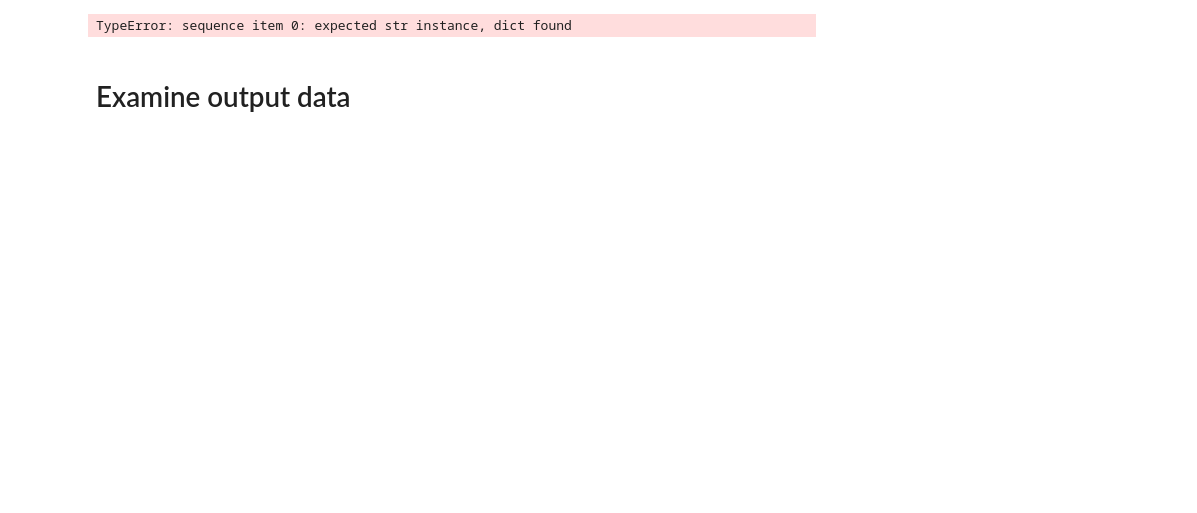
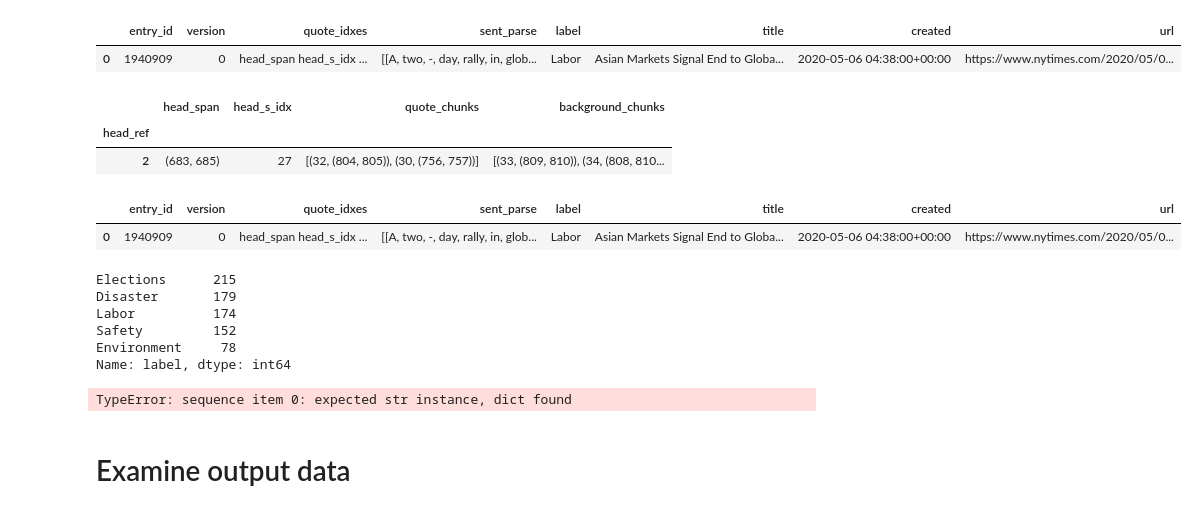
Before and after one commit to alex2awesome/source-exploration, a Jupyter notebook: notebooks/2022-02-16__explore-processed-sources.ipynb, the cells around one changed output. Cells and saved outputs as stored; diff of their text form; code cells hidden in the pictures; blank space fills up the shorter version.

```diff
--- a/notebooks/2022-02-16__explore-processed-sources.ipynb
+++ b/notebooks/2022-02-16__explore-processed-sources.ipynb
@@ -84,0 +99,31 @@ for s_idx, sent in enumerate(s_html):
+# %%
+db_path = '../../edit-pathways/data/diffengine-diffs/db/newssniffer-nytimes.db'
+# %%
+conn = sqlite3.connect(db_path)
+# %%
+orig_data_entries = pd.read_sql(
+    '''SELECT * FROM entryversion
+        WHERE entry_id IN (%s) and version = 0
+    ''' % ', '.join(processed_df['entry_id'].astype(str)), con=conn)
+# %%
+data_df = processed_df.merge(
+    orig_data_entries[['entry_id', 'version', 'title', 'created', 'url']],
+    right_on=['entry_id', 'version'],
+    left_on=['entry_id', 'version']
+)
+# %%
+data_df.head(1)
+# %% [output]
+|  | entry_id | version | quote_idxes | sent_parse | label | title | created | url |
+| 0 | 1940909 | 0 | head_span head_s_idx ... | [[A, two, -, day, rally, in, glob... | Labor | Asian Markets Signal End to Globa... | 2020-05-06 04:38:00+00:00 | https://www.nytimes.com/2020/05/0... |
+# %%
+data_df['quote_idxes'].iloc[0].loc[lambda df: df['quote_chunks'].str.len()>0]
+# %% [output]
+|  | head_span | head_s_idx | quote_chunks | background_chunks |
+| head_ref |  |  |  |  |
+| 2 | (683, 685) | 27 | [(32, (804, 805)), (30, (756, 757))] | [(33, (809, 810)), (34, (808, 810... |
+# %%
+data_df.head(1)
+# %% [output]
+|  | entry_id | version | quote_idxes | sent_parse | label | title | created | url |
+| 0 | 1940909 | 0 | head_span head_s_idx ... | [[A, two, -, day, rally, in, glob... | Labor | Asian Markets Signal End to Globa... | 2020-05-06 04:38:00+00:00 | https://www.nytimes.com/2020/05/0... |
@@ -84,0 +156,13 @@ for s_idx, sent in enumerate(s_html):
+# %%
+(data_df
+ .assign(num_quotes=lambda df: df['quote_idxes'].apply(lambda df: df['quote_chunks'].loc[lambda df: df.str.len() > 0].shape[0]))
+ .loc[lambda df: df['num_quotes'] > 0]
+ ['label'].value_counts()
+)
+# %% [output]
+Elections      215
+Disaster       179
+Labor          174
+Safety         152
+Environment     78
+Name: label, dtype: int64
```
Also changed, not shown: parts of 17 cells of this notebook, 18 other files.
